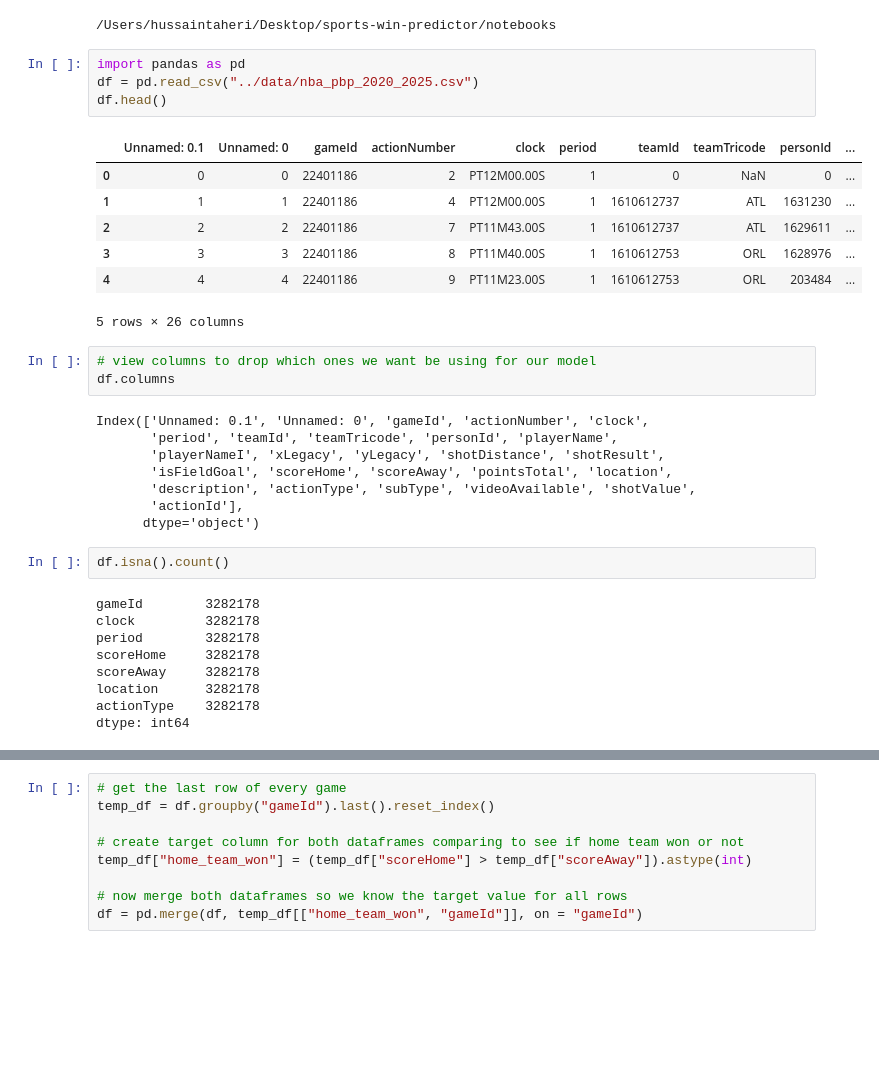
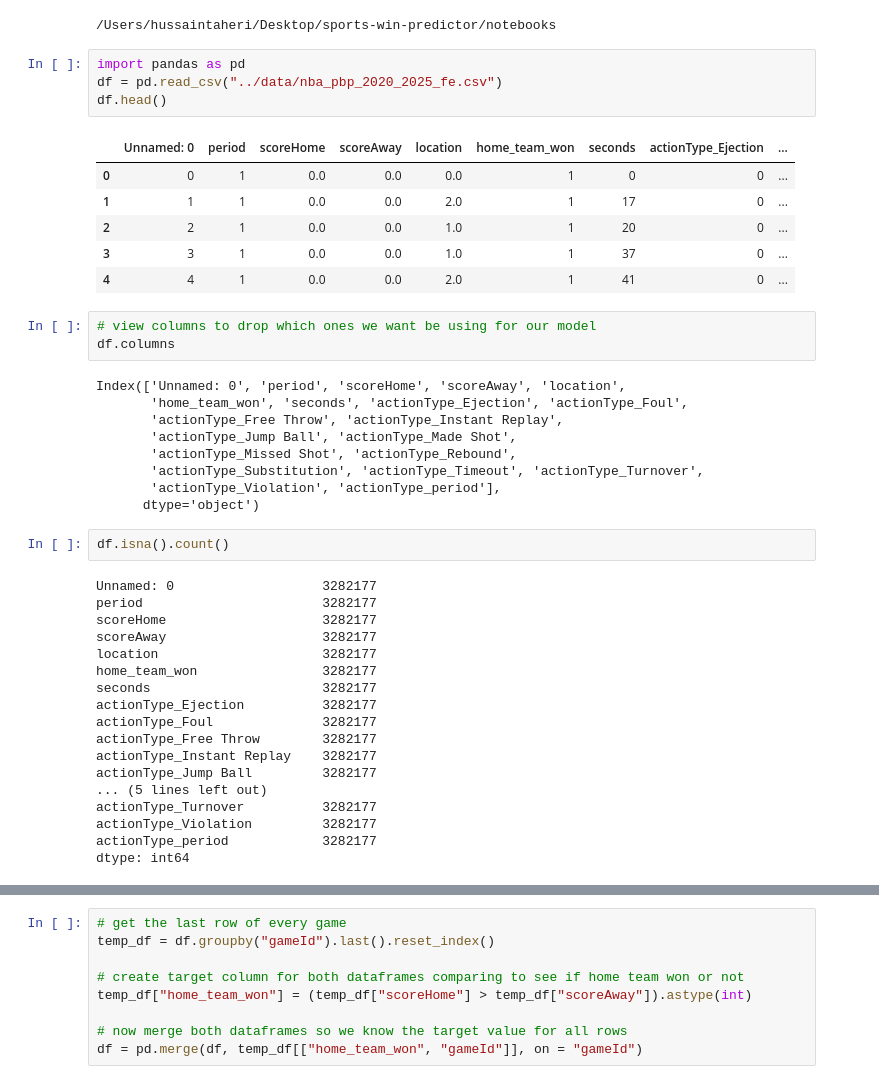
Before and after one commit to htaheri17/Real-Time-Win-Probability-Predictor, a Jupyter notebook: notebooks/win_probability_model.ipynb, the cells around one changed output, grey strips where cells are left out. Cells and saved outputs as stored; diff of their text form; blank space fills up the shorter version.

```diff
--- a/notebooks/win_probability_model.ipynb
+++ b/notebooks/win_probability_model.ipynb
@@ -11,37 +11,46 @@ print(os.getcwd())
 /Users/hussaintaheri/Desktop/sports-win-predictor/notebooks
 # %%
 import pandas as pd
-df = pd.read_csv("../data/nba_pbp_2020_2025.csv")
+df = pd.read_csv("../data/nba_pbp_2020_2025_fe.csv")
 df.head()
 # %% [output]
-|  | Unnamed: 0.1 | Unnamed: 0 | gameId | actionNumber | clock | period | teamId | teamTricode | personId | ... |
-| 0 | 0 | 0 | 22401186 | 2 | PT12M00.00S | 1 | 0 | NaN | 0 | ... |
-| 1 | 1 | 1 | 22401186 | 4 | PT12M00.00S | 1 | 1610612737 | ATL | 1631230 | ... |
-| 2 | 2 | 2 | 22401186 | 7 | PT11M43.00S | 1 | 1610612737 | ATL | 1629611 | ... |
-| 3 | 3 | 3 | 22401186 | 8 | PT11M40.00S | 1 | 1610612753 | ORL | 1628976 | ... |
-| 4 | 4 | 4 | 22401186 | 9 | PT11M23.00S | 1 | 1610612753 | ORL | 203484 | ... |
+|  | Unnamed: 0 | period | scoreHome | scoreAway | location | home_team_won | seconds | actionType_Ejection | ... |
+| 0 | 0 | 1 | 0.0 | 0.0 | 0.0 | 1 | 0 | 0 | ... |
+| 1 | 1 | 1 | 0.0 | 0.0 | 2.0 | 1 | 17 | 0 | ... |
+| 2 | 2 | 1 | 0.0 | 0.0 | 1.0 | 1 | 20 | 0 | ... |
+| 3 | 3 | 1 | 0.0 | 0.0 | 1.0 | 1 | 37 | 0 | ... |
+| 4 | 4 | 1 | 0.0 | 0.0 | 2.0 | 1 | 41 | 0 | ... |
-5 rows × 26 columns
 # %%
 # view columns to drop which ones we want be using for our model
 df.columns
 # %% [output]
-Index(['Unnamed: 0.1', 'Unnamed: 0', 'gameId', 'actionNumber', 'clock',
-       'period', 'teamId', 'teamTricode', 'personId', 'playerName',
-       'playerNameI', 'xLegacy', 'yLegacy', 'shotDistance', 'shotResult',
-       'isFieldGoal', 'scoreHome', 'scoreAway', 'pointsTotal', 'location',
-       'description', 'actionType', 'subType', 'videoAvailable', 'shotValue',
-       'actionId'],
+Index(['Unnamed: 0', 'period', 'scoreHome', 'scoreAway', 'location',
+       'home_team_won', 'seconds', 'actionType_Ejection', 'actionType_Foul',
+       'actionType_Free Throw', 'actionType_Instant Replay',
+       'actionType_Jump Ball', 'actionType_Made Shot',
+       'actionType_Missed Shot', 'actionType_Rebound',
+       'actionType_Substitution', 'actionType_Timeout', 'actionType_Turnover',
+       'actionType_Violation', 'actionType_period'],
       dtype='object')
 # %%
 df.isna().count()
 # %% [output]
-gameId        3282178
-clock         3282178
-period        3282178
-scoreHome     3282178
-scoreAway     3282178
-location      3282178
-actionType    3282178
+Unnamed: 0                   3282177
+period                       3282177
+scoreHome                    3282177
+scoreAway                    3282177
+location                     3282177
+home_team_won                3282177
+seconds                      3282177
+actionType_Ejection          3282177
+actionType_Foul              3282177
+actionType_Free Throw        3282177
+actionType_Instant Replay    3282177
+actionType_Jump Ball         3282177
+... (5 lines left out)
+actionType_Turnover          3282177
+actionType_Violation         3282177
+actionType_period            3282177
 dtype: int64
 # %%
 df.head(20)
```
Also changed, not shown: parts of 24 cells of this notebook, 5 other files.
